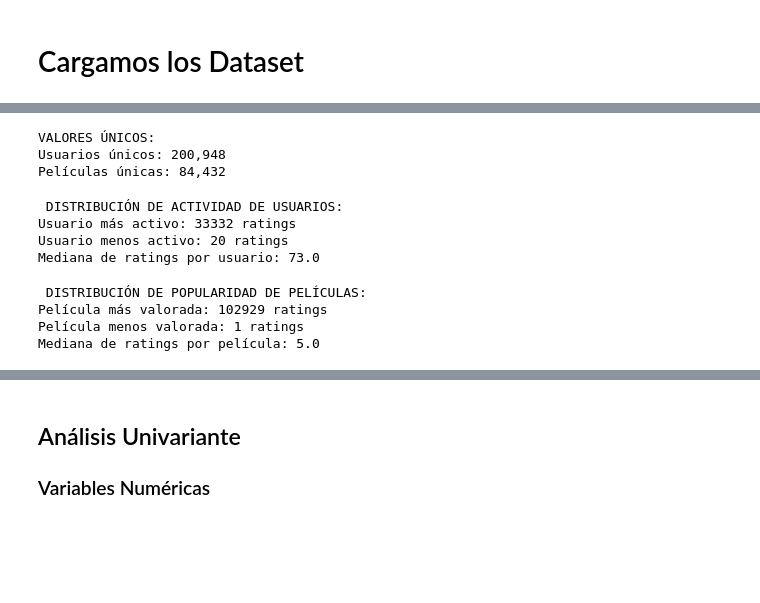
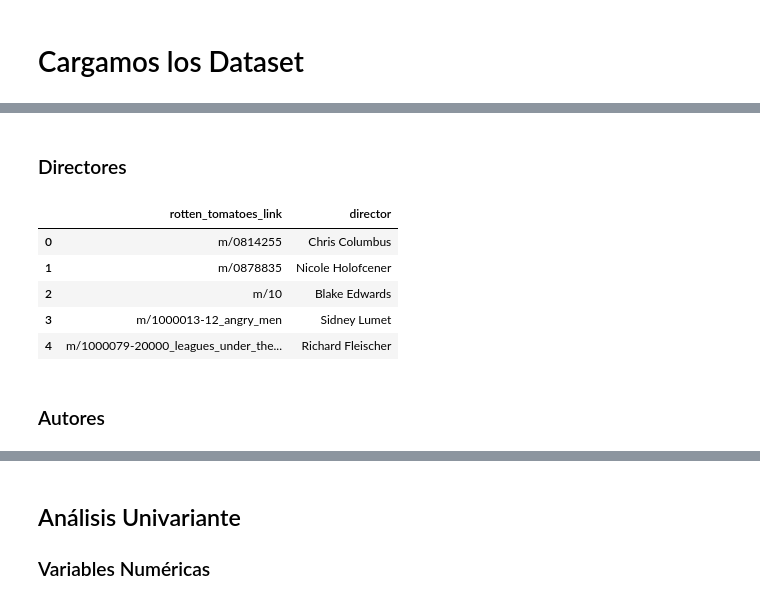
Before and after one commit to magy509/ingenieropg80.Proyecto_final_madre, a Jupyter notebook: src/movies_eda.ipynb, the cells around one changed output, grey strips where cells are left out. Saved outputs shown, nothing was run; the diff lists cells and outputs as text; code cells hidden in the pictures; blank space fills up the shorter version.

Commit message:
movies_eda

```diff
--- a/src/movies_eda.ipynb
+++ b/src/movies_eda.ipynb
@@ -187,23 +125,0 @@ dtype: int64
-# %%
-# Contar cuántas películas únicas tiene cada tag
-tag_counts = movie_tag.groupby("tag")["movieId"].nunique()
-
-# Filtrar tags con al menos 10 películas
-valid_tags = tag_counts[tag_counts >= 1000].index
-
-# Reemplazar el dataset original por la versión filtrada
-movie_tag = movie_tag[movie_tag["tag"].isin(valid_tags)].reset_index(drop=True)
-
-print("Dimensiones después:", movie_tag.shape)
-
-valid_movie_ids = movie_tag["movieId"].unique()
-
-# Filtrar el dataset movies
-movies = movies[movies["movieId"].isin(valid_movie_ids)].reset_index(drop=True)
-
-print("Dimensiones después:", movies.shape)
-
-# Filtrar el dataset movies
-movie_genre = movie_genre[movie_genre["movieId"].isin(valid_movie_ids)].reset_index(drop=True)
-
-print("Dimensiones después:", movie_genre.shape)
@@ -269,33 +126,19 @@ movie_rating.head()
-# %%
-# Análisis de valores únicos
-print("VALORES ÚNICOS:")
-print(f"Usuarios únicos: {ratings['userId'].nunique():,}")
-print(f"Películas únicas: {ratings['movieId'].nunique():,}")
-# %% [output]
-VALORES ÚNICOS:
-Usuarios únicos: 200,948
-Películas únicas: 84,432
-# %%
-# Distribución de ratings por usuario
-user_rating_counts = ratings['userId'].value_counts()
-print(" DISTRIBUCIÓN DE ACTIVIDAD DE USUARIOS:")
-print(f"Usuario más activo: {user_rating_counts.max()} ratings")
-print(f"Usuario menos activo: {user_rating_counts.min()} ratings")
-print(f"Mediana de ratings por usuario: {user_rating_counts.median()}")
-# %% [output]
- DISTRIBUCIÓN DE ACTIVIDAD DE USUARIOS:
-Usuario más activo: 33332 ratings
-Usuario menos activo: 20 ratings
-Mediana de ratings por usuario: 73.0
-# %%
-# Distribución de ratings por película
-movie_rating_counts = ratings['movieId'].value_counts()
-print(" DISTRIBUCIÓN DE POPULARIDAD DE PELÍCULAS:")
-print(f"Película más valorada: {movie_rating_counts.max()} ratings")
-print(f"Película menos valorada: {movie_rating_counts.min()} ratings")
-print(f"Mediana de ratings por película: {movie_rating_counts.median()}")
-# %% [output]
- DISTRIBUCIÓN DE POPULARIDAD DE PELÍCULAS:
-Película más valorada: 102929 ratings
-Película menos valorada: 1 ratings
-Mediana de ratings por película: 5.0
+# %% [markdown]
+### Directores
+# %%
+movie_director = movies.explode("directors").reset_index(drop=True)
+
+movie_director = movie_director.rename(columns={"directors": "director"})
+
+movie_director = movie_director[["rotten_tomatoes_link", "director"]].drop_duplicates()
+# %%
+movie_director.head()
+# %% [output]
+|  | rotten_tomatoes_link | director |
+| 0 | m/0814255 | Chris Columbus |
+| 1 | m/0878835 | Nicole Holofcener |
+| 2 | m/10 | Blake Edwards |
+| 3 | m/1000013-12_angry_men | Sidney Lumet |
+| 4 | m/1000079-20000_leagues_under_the... | Richard Fleischer |
+# %% [markdown]
+### Autores
```
Also changed, not shown: parts of 43 cells of this notebook, 1 other file.
